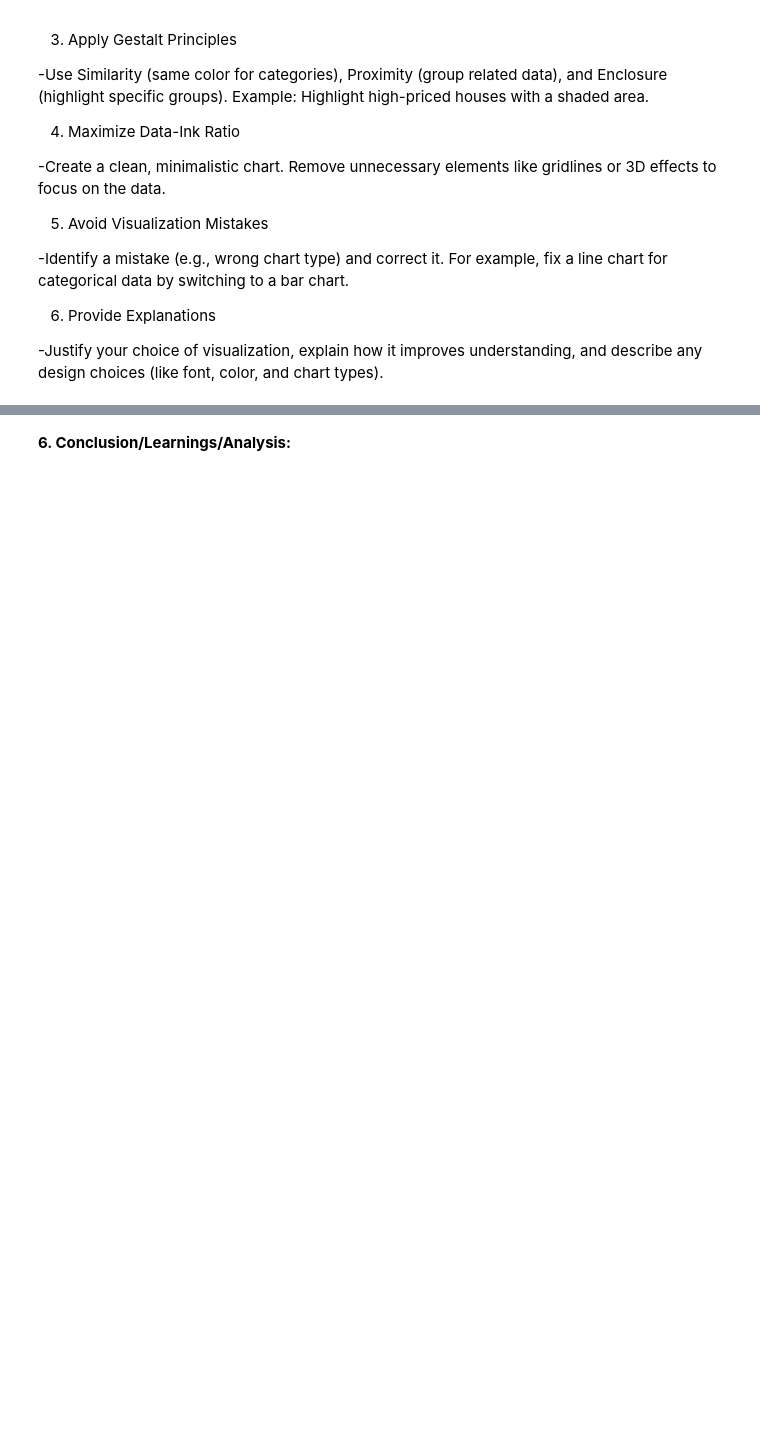
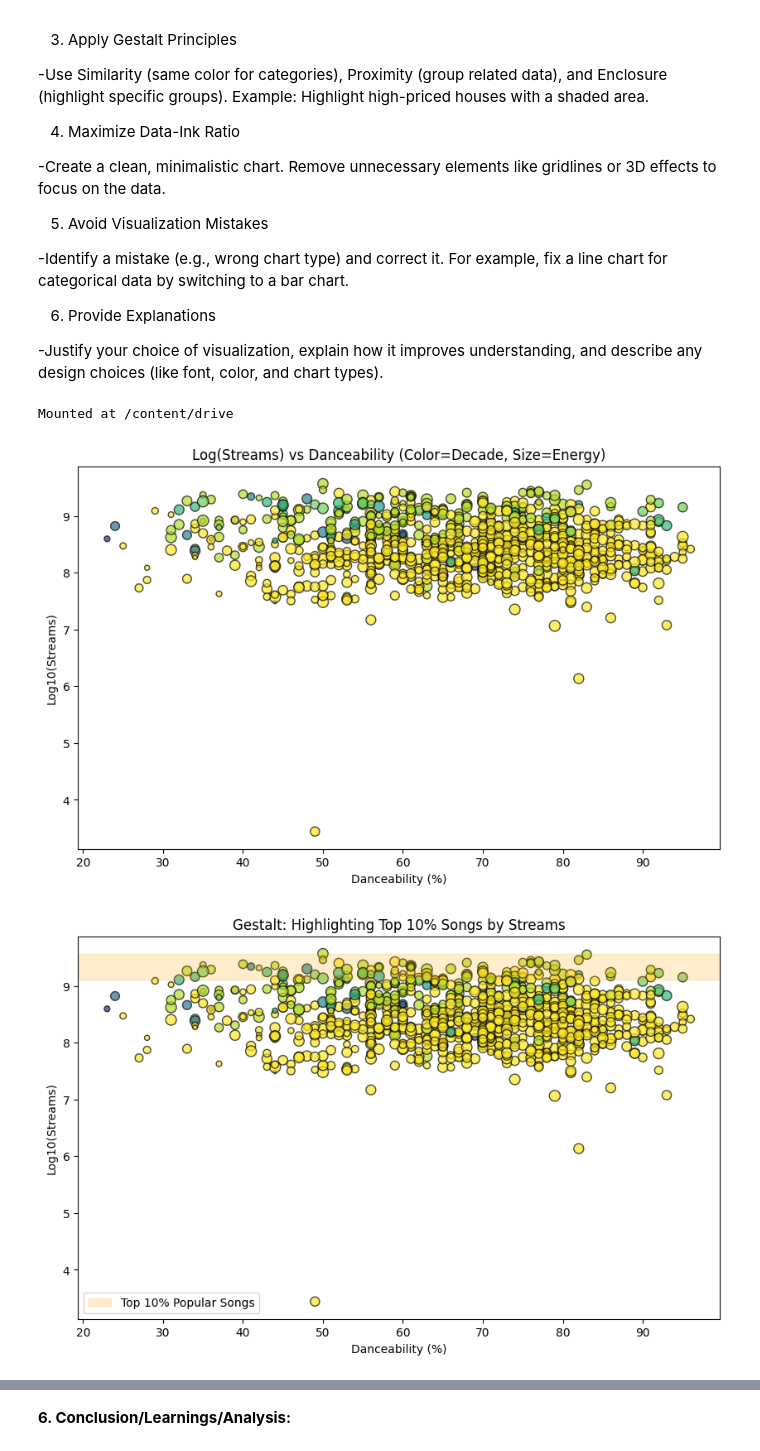
Before and after one commit to ClarkCenteno/VISUALIZATIONS_AND_DATA_ANALYSIS, a Jupyter notebook: hands_on_activity_6_data_visualization_and_design.ipynb, the cells around one changed output, grey strips where cells are left out. Drawn from its saved outputs; the diff is of its cells as text; code cells hidden in the pictures; blank space fills up the shorter version.

```diff
--- a/hands_on_activity_6_data_visualization_and_design.ipynb
+++ b/hands_on_activity_6_data_visualization_and_design.ipynb
@@ -520,0 +614,78 @@ Instructions:
+# %%
+from google.colab import drive
+drive.mount('/content/drive')
+# %% [output]
+Mounted at /content/drive
+# %%
+import pandas as pd
+import matplotlib.pyplot as plt
+import numpy as np
+
+spotify = pd.read_csv("/content/drive/MyDrive/CPE 031_CENTENO/Popular_Spotify_Songs (1).csv", encoding="latin1")
+
+col_popularity   = "streams"
+col_danceability = "danceability_%"
+col_energy       = "energy_%"
+col_genre        = "released_year"
+
+spotify[col_popularity] = pd.to_numeric(spotify[col_popularity], errors="coerce")
+spotify[col_danceability] = pd.to_numeric(spotify[col_danceability], errors="coerce")
+spotify[col_energy] = pd.to_numeric(spotify[col_energy], errors="coerce")
+spotify[col_genre] = pd.to_numeric(spotify[col_genre], errors="coerce")
+
+spotify["decade"] = (spotify[col_genre] // 10) * 10
+
+plt.figure(figsize=(10,6))
+plt.scatter(
+    spotify[col_danceability], np.log10(spotify[col_popularity]),
+    c=spotify["decade"].astype('category').cat.codes,
+    s=spotify[col_energy], alpha=0.7, edgecolors='black'
+)
+plt.title("Log(Streams) vs Danceability (Color=Decade, Size=Energy)")
+plt.xlabel("Danceability (%)")
+plt.ylabel("Log10(Streams)")
+plt.show()
+
+plt.figure(figsize=(10,6))
+plt.scatter(
+    spotify[col_danceability], np.log10(spotify[col_popularity]),
+    c=spotify["decade"].astype('category').cat.codes,
+    s=spotify[col_energy], alpha=0.7, edgecolors='black'
+)
+
+pop_threshold = spotify[col_popularity].quantile(0.9)
+plt.axhspan(np.log10(pop_threshold), np.log10(spotify[col_popularity].max()),
+            color='orange', alpha=0.2, label="Top 10% Popular Songs")
+
+plt.title("Gestalt: Highlighting Top 10% Songs by Streams")
+plt.xlabel("Danceability (%)")
+plt.ylabel("Log10(Streams)")
+plt.legend()
+plt.show()
+
+plt.figure(figsize=(10,6))
+plt.scatter(spotify[col_danceability], np.log10(spotify[col_popularity]),
+            c='skyblue', s=40, alpha=0.7, edgecolors='black')
+plt.title("Clean Scatter: Log(Streams) vs Danceability")
+plt.xlabel("Danceability (%)")
+plt.ylabel("Log10(Streams)")
+plt.grid(False); plt.box(False)
+plt.show()
+
+plt.figure(figsize=(7,4))
+plt.plot(spotify["decade"].value_counts().index,
+         spotify["decade"].value_counts().values, marker='o')
+plt.title("Wrong: Line Chart for Decades")
+plt.show()
+
+plt.figure(figsize=(7,4))
+spotify["decade"].value_counts().sort_index().plot(kind='bar', color='teal')
+plt.title("Correct: Bar Chart for Decades")
+plt.xlabel("Decade")
+plt.ylabel("Song Count")
+plt.show()
+
+print()
+# %% [output]
+[figure, added]
+[figure, added]
```
Also changed, not shown: parts of 9 cells of this notebook.
